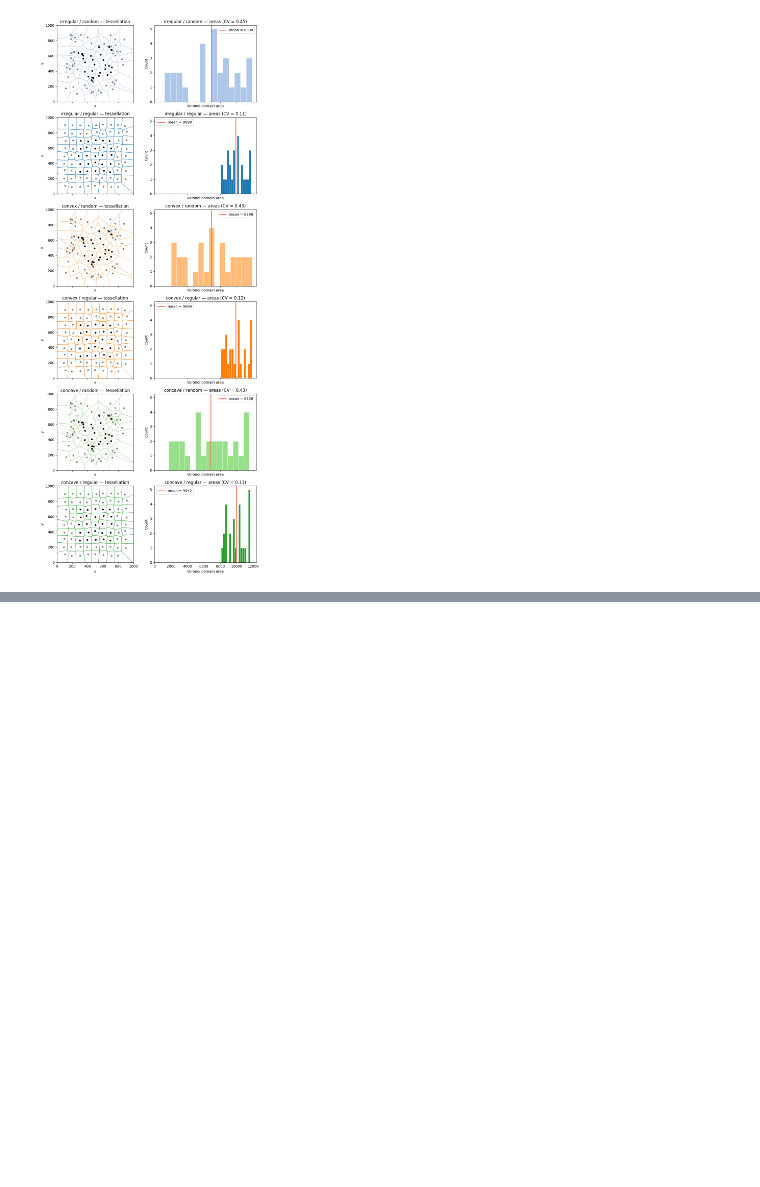
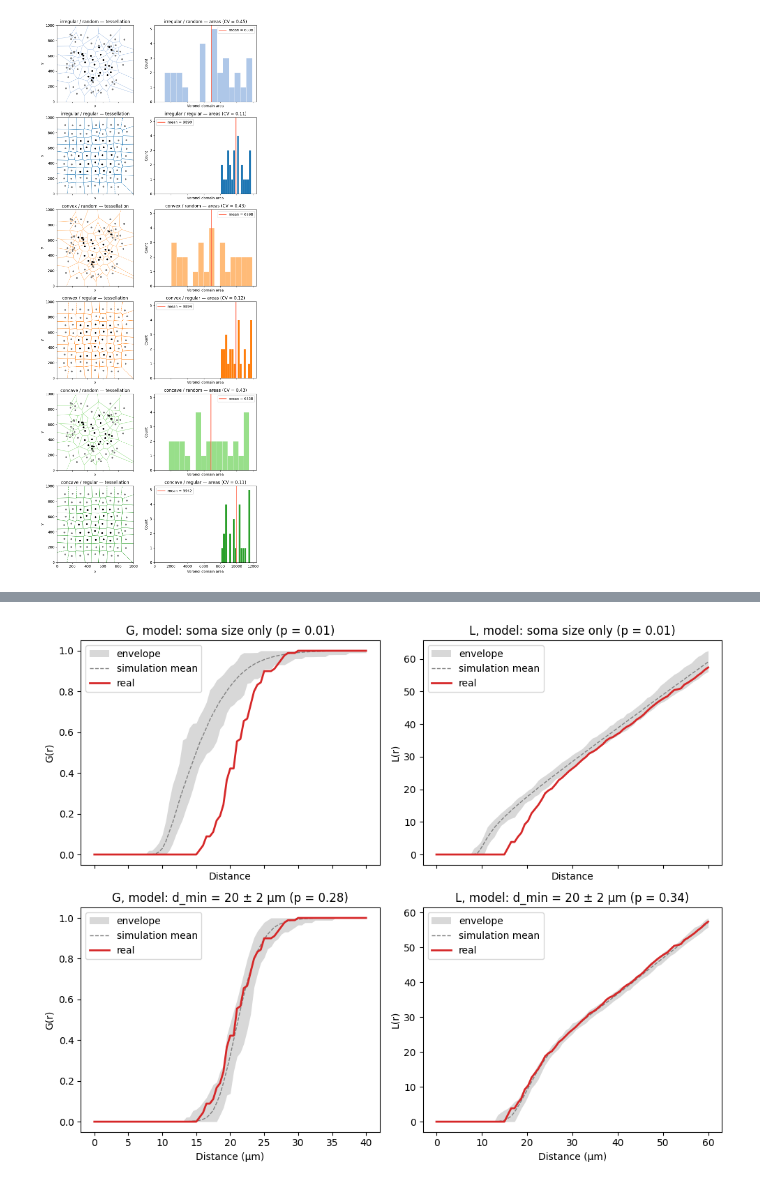
Before and after one commit to berenslab/cell_mosaics, a Jupyter notebook: notebooks/demo.ipynb, the cells around one changed output, grey strips where cells are left out. Saved outputs shown, nothing was run; the diff lists cells and outputs as text; code cells hidden in the pictures; blank space fills up the shorter version.

```diff
--- a/notebooks/demo.ipynb
+++ b/notebooks/demo.ipynb
@@ -218,0 +328,22 @@ plt.show()
+# %%
+positions, _ = mc_cases["regular"]
+models = {
+    "soma size only": dict(**SOMA),
+    "d_min = 20 ± 2 µm": dict(dmin_mean=20, dmin_sd=2, **SOMA),
+}
+
+fig, axes = plt.subplots(2, 2, figsize=(10, 8), sharex="col")
+for col, function in enumerate("GL"):
+    r = np.linspace(0, 40 if function == "G" else 60, 81)
+    for row, (model_name, model) in enumerate(models.items()):
+        envelope = cm.envelope_test(positions, MC_BOUNDS, function, r, seed=0, **model)
+        ax = axes[row, col]
+        cm.plot_envelope(envelope, ax=ax, color=MC_COLORS["regular"])
+        ax.set_ylabel(f"{function}(r)")
+        ax.set_title(f"{function}, model: {model_name} (p = {envelope['p_value']:.2f})")
+for ax in axes[-1]:
+    ax.set_xlabel("Distance (µm)")
+plt.tight_layout()
+plt.show()
+# %% [output]
+[figure, added]
```
Also changed, not shown: parts of 10 cells of this notebook, 10 other files.
